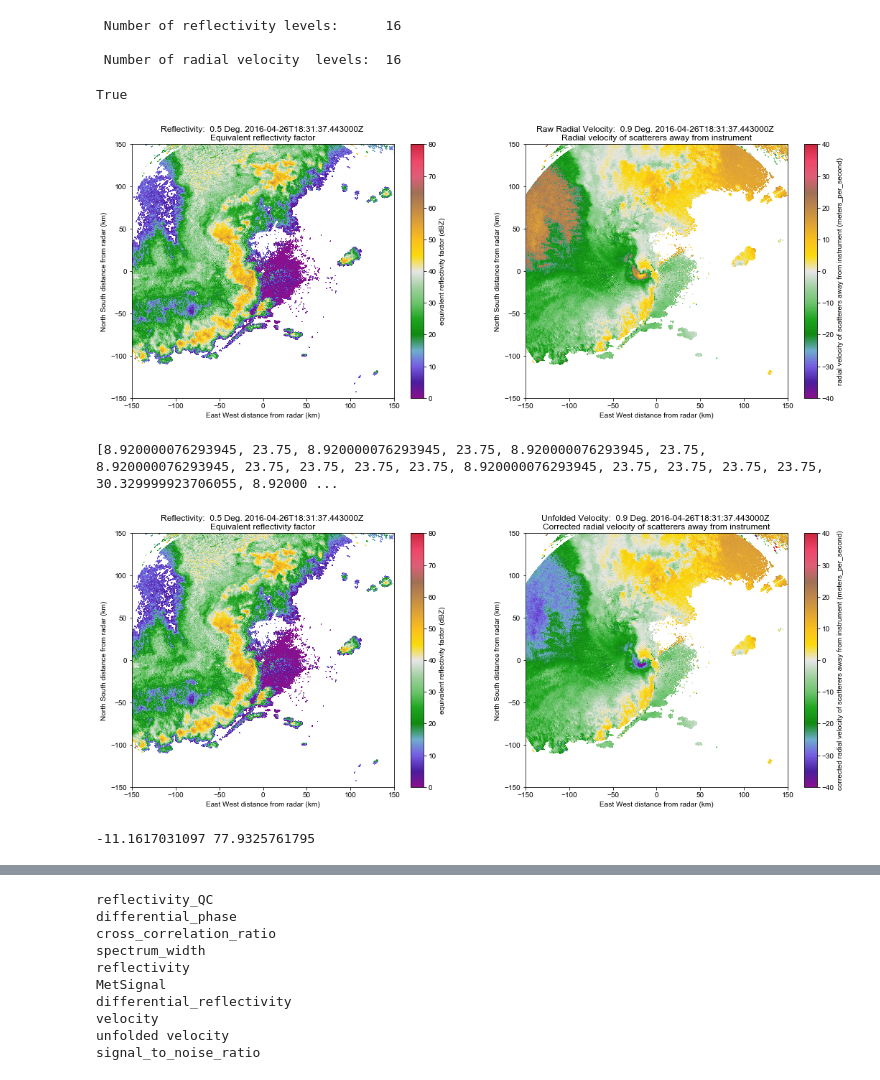
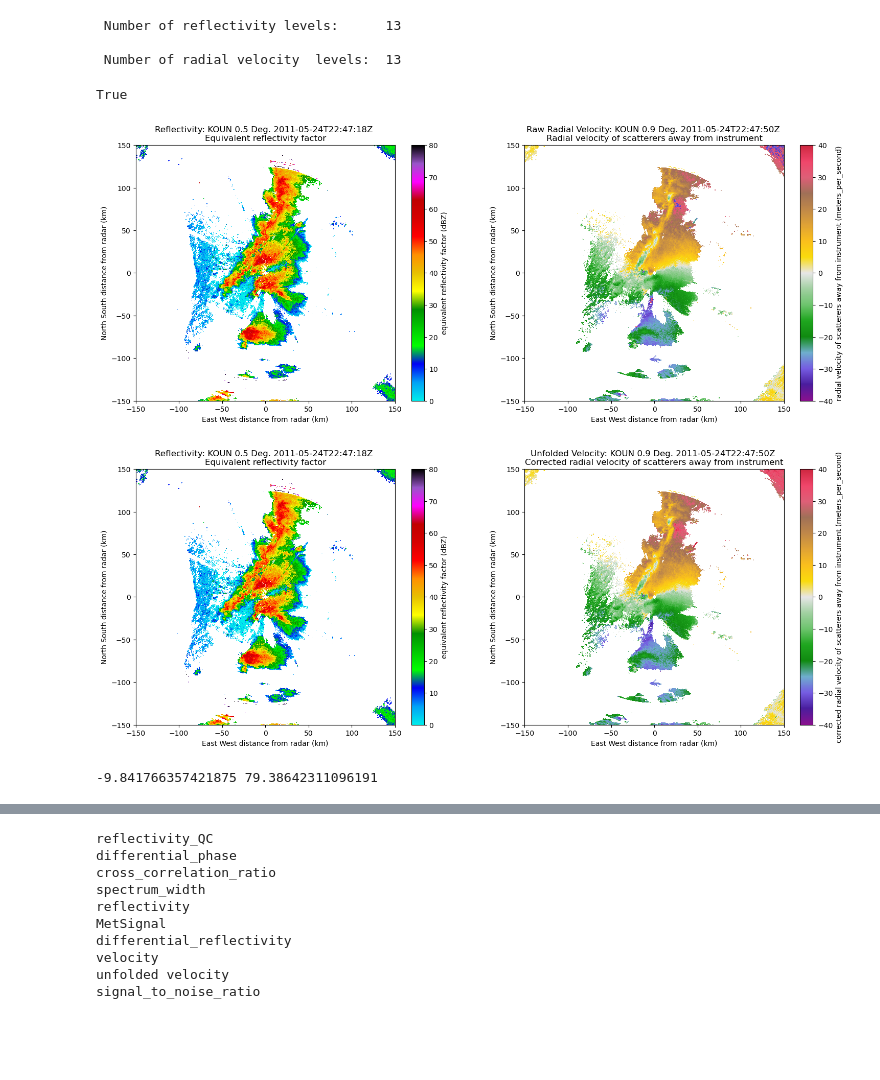
Before and after one commit to louiswicker/pyOPAWS, a Jupyter notebook: MetQC.ipynb, the cells around one changed output, grey strips where cells are left out. Saved outputs shown, nothing was run; the diff lists cells and outputs as text; code cells hidden in the pictures; blank space fills up the shorter version.

```diff
--- a/MetQC.ipynb
+++ b/MetQC.ipynb
@@ -1,4 +1,37 @@
 # %%
+import os
+import sys
+import glob
+import re
+import time as timeit
+
+import yaml
+
+import numpy as np
+import scipy.interpolate
+import scipy.ndimage as ndimage
+import scipy.spatial
+from optparse import OptionParser
+from matplotlib.offsetbox import AnchoredText
+import netCDF4 as ncdf
+import datetime as DT
+
+from dart_tools import *
+from radar_QC import *
+
+import cressman
+import pyart
+import ctables as cm
+
+import warnings
+warnings.filterwarnings("ignore")
+
+from pyproj import Proj
+
+import pylab as plt
+
+from mpl_toolkits.basemap import Basemap
+
 import warnings
 warnings.filterwarnings("ignore")
 
@@ -10,7 +43,7 @@ yplot = (-150, 150)
 # radar = pyart.io.read('KDDC20160524_181120_V06.gz')
 # radar = pyart.io.read('/Volumes/scr1/26Apr_2016/KLSX20160426_183137_V06')
 # radar = pyart.io.read('KDDC20160525_001527_V06.gz')
-radar = pyart.io.read('/Volumes/scr1/26Apr_2016/KLSX20160426_183137_V06.gz')
+radar = pyart.io.read('KOUN20110524_224700_V06')
 
 global _verobse_QC
 _verobse_QC = False
@@ -54,9 +97,9 @@ def volume_mapping(radar):
 
 volume_mapping(radar)
 # %% [output]
- Number of reflectivity levels:      16
+ Number of reflectivity levels:      13
 
- Number of radial velocity  levels:  16
+ Number of radial velocity  levels:  13
 True
 # %%
 # Plot RAW base level data
@@ -67,36 +110,36 @@ def plot2(radar, vr_field ={'field':"velocity",     'vmax':40., 'vmin':-40., 'ti
 
     if v_sweep == None:
         v_sweep = radar.sweep_table[sweep][1]
 
     display = pyart.graph.RadarDisplay(radar)
     fig = plt.figure(figsize = [18,6.5])
 
     ax = fig.add_subplot(1,2,1)
 
     title = "%s: %s" % (ref_field['title'], display.generate_title(ref_field['field'], sweep))
 
     display.plot(ref_field['field'], sweep, title=title,
                         mask_outside = False,
-                        cmap = pyart.graph.cm.Carbone17,
+                        cmap = cm.NWSRef,
                         vmin = ref_field['vmin'], vmax = ref_field['vmax'], ax = ax)
     display.set_limits(xlim=xplot, ylim=yplot)
 
 # second plot
 
     ax = fig.add_subplot(1,2,2)
     title = "%s: %s" % (vr_field['title'], display.generate_title(vr_field['field'], v_sweep))
 
     display.plot(vr_field['field'], v_sweep, title=title,
                         mask_outside = False,
-                        cmap = pyart.graph.cm.Carbone17,
+                        cmap = cm.Carbone17,
                         vmin = vr_field['vmin'], vmax = vr_field['vmax'], ax = ax)
 
     display.set_limits(xlim=xplot, ylim=yplot)
     plt.show()
 
 plot2(radar)
 # %% [output]
-[figure, old version]
+[figure, new version]
 # %%
 #  Reset Nyquist velocity to be constant within sweeps.
 
@@ -128,14 +171,12 @@ dealiased_radar = pyart.correct.dealias_region_based(radar, interval_splits=3,
                                    vel_field='velocity', corr_vel_field=None)
 
 radar.add_field('unfolded velocity', dealiased_radar, replace_existing=True)
-# %% [output]
-[8.920000076293945, 23.75, 8.920000076293945, 23.75, 8.920000076293945, 23.75, 8.920000076293945, 23.75, 23.75, 23.75, 23.75, 8.920000076293945, 23.75, 23.75, 23.75, 23.75, 30.329999923706055, 8.92000 ...
 # %%
 # Plot unfolded data
 
 plot2(radar, vr_field ={'field':"unfolded velocity", 'vmax':40., 'vmin':-40., 'title':"Unfolded Velocity"})
 # %% [output]
-[figure, old version]
+[figure, new version]
 # %%
 def getAtmosAtten_dynamic(elev):
     atmos = -0.012747 + 0.001895 * elev
@@ -167,7 +208,7 @@ def calc_SNR(radar):
 
     snr = snr + radar.fields['reflectivity']['data'][:]
 
-    print snr.min(), snr.max()
+    print(snr.min(), snr.max())
 
     radar.add_field_like('reflectivity',
                          'signal_to_noise_ratio',
@@ -177,7 +218,7 @@ def calc_SNR(radar):
 
 calc_SNR(radar)
 # %% [output]
--11.1617031097 77.9325761795
+-9.841766357421875 79.38642311096191
 # %%
 def unfold_PHIDP(rhv, phi, fold_in_degrees=360.):
 
```
Also changed, not shown: parts of 7 cells of this notebook.
